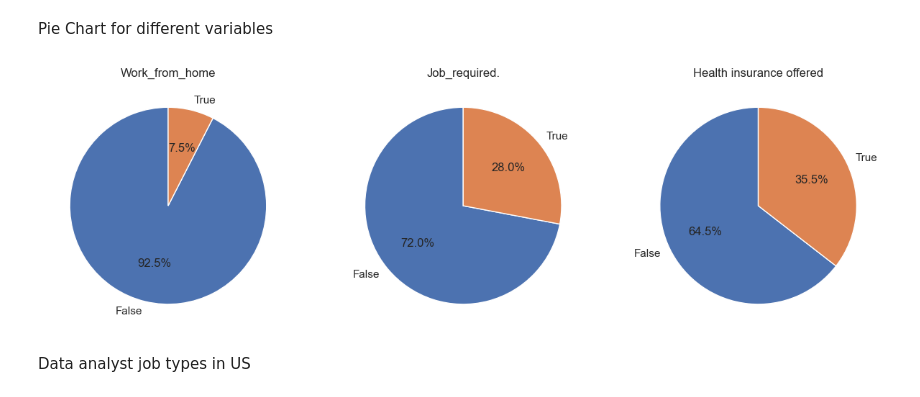
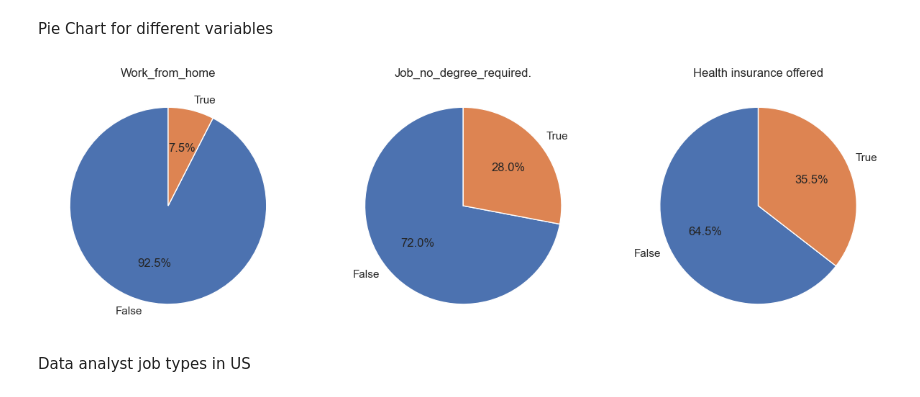
Before and after one commit to Namithajohn1999/python_data_project, a Jupyter notebook: 2_PYTHON_PROJECT/1_EDA.IPYNB, the cells around one changed output. Saved outputs shown, nothing was run; the diff lists cells and outputs as text; code cells hidden in the pictures.

```diff
--- a/2_PYTHON_PROJECT/1_EDA.IPYNB
+++ b/2_PYTHON_PROJECT/1_EDA.IPYNB
@@ -33,19 +34,19 @@ Pie Chart for different variables
 # %%
 fig, ax = plt.subplots(1,3)
 fig.set_size_inches((15,5))
 
 dict_column = {
     'job_work_from_home': 'Work_from_home',
-    'job_no_degree_mention': 'Job_required.',
+    'job_no_degree_mention': 'Job_no_degree_required.',
     'job_health_insurance': 'Health insurance offered'
 
 }
 
 for i,(column,title) in enumerate(dict_column.items()):
     ax[i].pie(df_da_us[column].value_counts(), startangle = 90, autopct='%1.1f%%', labels = ['False','True'])
     ax[i].set_title(title)
 # %% [output]
-[figure, old version]
+[figure, new version]
 # %% [markdown]
 Data analyst job types in US
 # %%
```
Also changed, not shown: parts of 2 cells of this notebook, 15 other files.
